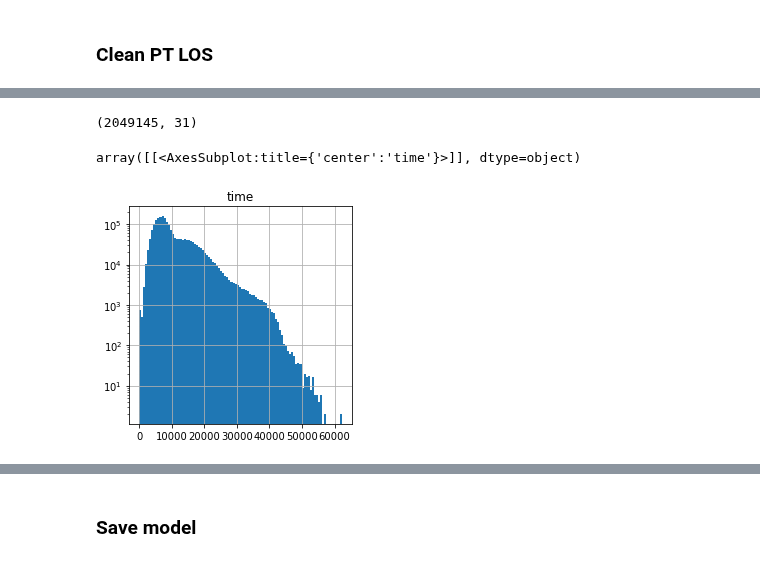
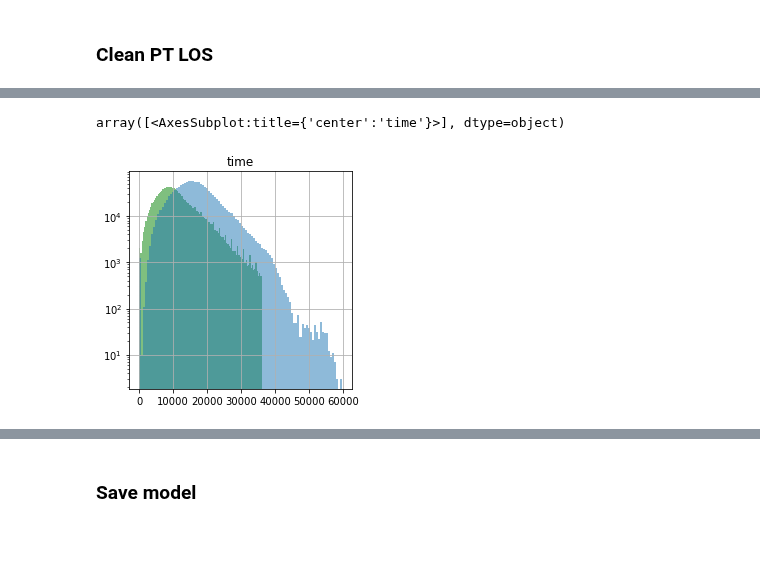
Before and after one commit to marlinarnz/quetzal_germany, a Jupyter notebook: notebooks/prep30_los_pt.ipynb, the cells around one changed output, grey strips where cells are left out. Saved outputs shown, nothing was run; the diff lists cells and outputs as text; code cells hidden in the pictures.

```diff
--- a/notebooks/prep30_los_pt.ipynb
+++ b/notebooks/prep30_los_pt.ipynb
@@ -202,3 +242,13 @@ sm.pt_los['price'] = 0
 # Add distances
 len_dict = sm.links['length'].to_dict()
 sm.pt_los['length'] = sm.pt_los['link_path'].apply(lambda p: sum([len_dict[l] for l in p]))
+# %%
+# Disaggregate time into in-vehicle and access/egress
+# Substract the transfer penalty set above (put 0)
+if transfer_penalty is None:
+    sm.analysis_pt_time(boarding_time=None)
+    sm.pt_los['time'] -= sm.pt_los['boarding_time']
+    sm.pt_los['boarding_time'] = 0
+else:
+    sm.analysis_pt_time(boarding_time=0)
+print(sm.pt_los.columns)
@@ -241,3 +304,9 @@ los = sm.pt_los.copy()
 #sm.pt_los = los.copy()
 # %% [markdown]
 ### Clean PT LOS
+# %%
+# Drop duplicates
+sm.pt_los['path'] = sm.pt_los['path'].apply(tuple)
+sm.pt_los.drop_duplicates('path', inplace=True)
+sm.pt_los.reset_index(drop=True, inplace=True)
+sm.pt_los.shape
@@ -253,0 +352,7 @@ sm.pt_los.shape
+# %%
+'''# Drop trips with air interchange
+sm.pt_los.drop(sm.pt_los.loc[(sm.pt_los['route_type']=='air') &
+                             (sm.pt_los['link_path'].apply(
+                                 lambda x: len([t for t in x if type_dict[t]=='air'])>1))
+                            ].index, inplace=True)'''
+sm.pt_los.shape
@@ -260,17 +367,11 @@ sm.pt_los.shape
-# %%
-# Drop duplicates
-sm.pt_los['path'] = sm.pt_los['path'].apply(tuple)
-sm.pt_los.drop_duplicates('path', inplace=True)
-sm.pt_los.reset_index(inplace=True)
-sm.pt_los.shape
-# %% [output]
-(2049145, 31)
 # %%
 # Time distribution
-sm.pt_los.hist(column='time', bins=100, figsize=(4,4), log=True)
+sm.pt_los.hist(column='time', bins=100, log=True, alpha=.5,
+               ax=sm.pt_los.hist(column='in_vehicle_time', color='green',
+                                 bins=100, figsize=(4,4), log=True, alpha=.5))
 # %% [output]
-array([[<AxesSubplot:title={'center':'time'}>]], dtype=object)
+array([<AxesSubplot:title={'center':'time'}>], dtype=object)
-[figure, old version]
+[figure, new version]
 # %%
 sm.pt_los.hist(column='ntransfers', figsize=(4,4))
 # %% [output]
```
Also changed, not shown: parts of 54 cells of this notebook, 21 other files.
